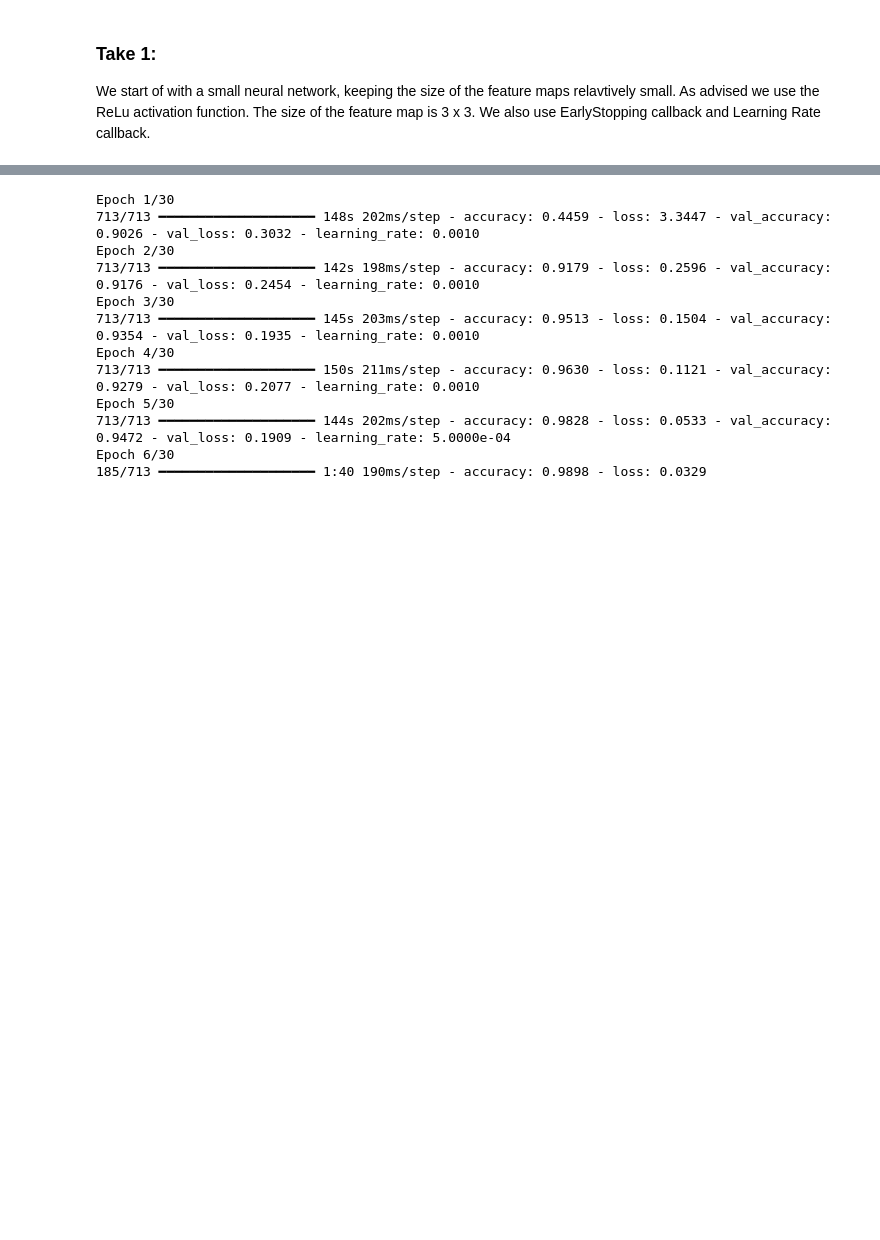
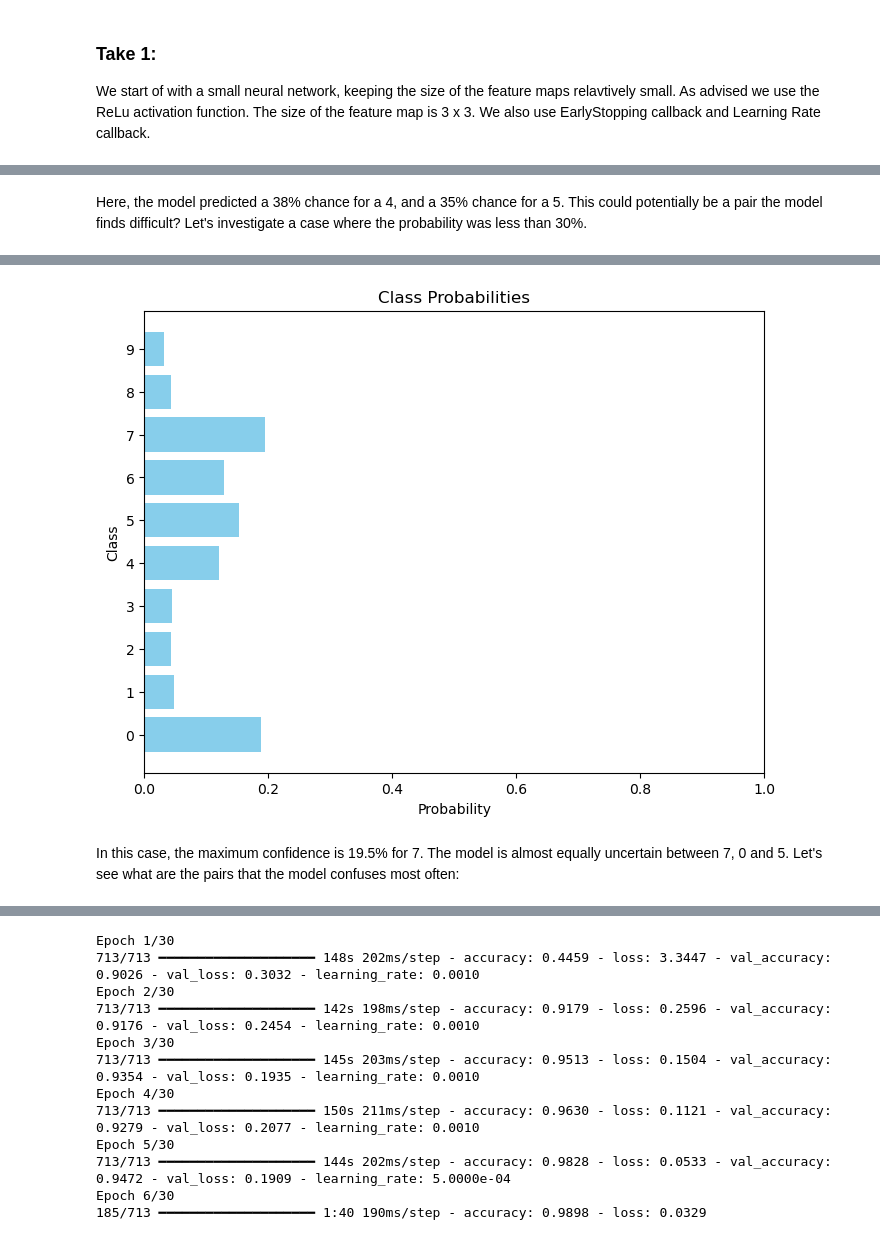
Before and after one commit to ChristianHougaardPedersen/MAL2, a Jupyter notebook: 1_Recognizing_Speech/Recognzing.ipynb, the cells around one changed output, grey strips where cells are left out. Cells and saved outputs as stored; diff of their text form; code cells hidden in the pictures; blank space fills up the shorter version.

```diff
--- a/1_Recognizing_Speech/Recognzing.ipynb
+++ b/1_Recognizing_Speech/Recognzing.ipynb
@@ -107,0 +156,30 @@ plt.show()
+# %% [markdown]
+Here, the model predicted a 38% chance for a 4, and a 35% chance for a 5. This could potentially be a pair the model finds difficult? Let's investigate a case where the probability was less than 30%.
+# %%
+threshold = 0.3
+for i in range(len(X_test)):
+    single_example = X_test[i].reshape(129, 71, 1)
+    single_example = np.expand_dims(single_example, axis=0)
+
+    prediction = model.predict(single_example)
+    max_prob = np.max(prediction)
+
+    if max_prob < threshold:
+        print(f"Prediction found with confidence less than {threshold*100}% for index {i}")
+        print(f"Predicted probabilities: {prediction}")
+        print(f"True label: {Y_test[i]}")
+
+
+        probabilities = prediction.flatten()
+        plt.figure(figsize=(8, 6))
+        plt.barh(classes, probabilities, color='skyblue')
+        plt.yticks(classes)
+        plt.xlabel('Probability')
+        plt.ylabel('Class')
+        plt.title('Class Probabilities')
+        plt.xlim(0, 1)
+
+        plt.show()
+
+        break
+# %% [output]
@@ -108,3 +203,6 @@ plt.show()
+[figure, added]
+# %% [markdown]
+In this case, the maximum confidence is 19.5% for 7. The model is almost equally uncertain between 7, 0 and 5. Let's see what are the pairs that the model confuses most often:
 # %%
 from collections import Counter
 
```
Also changed, not shown: parts of 9 cells of this notebook.
